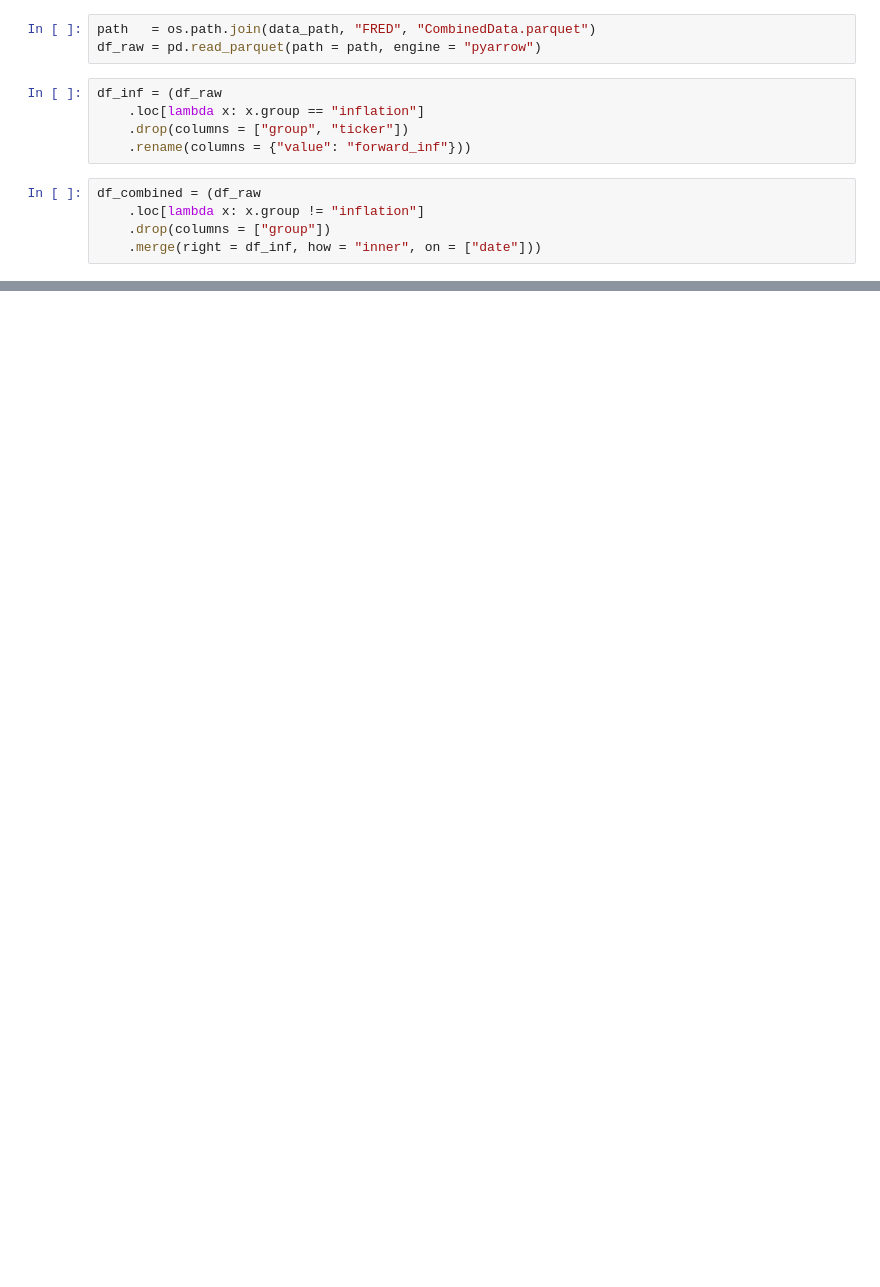
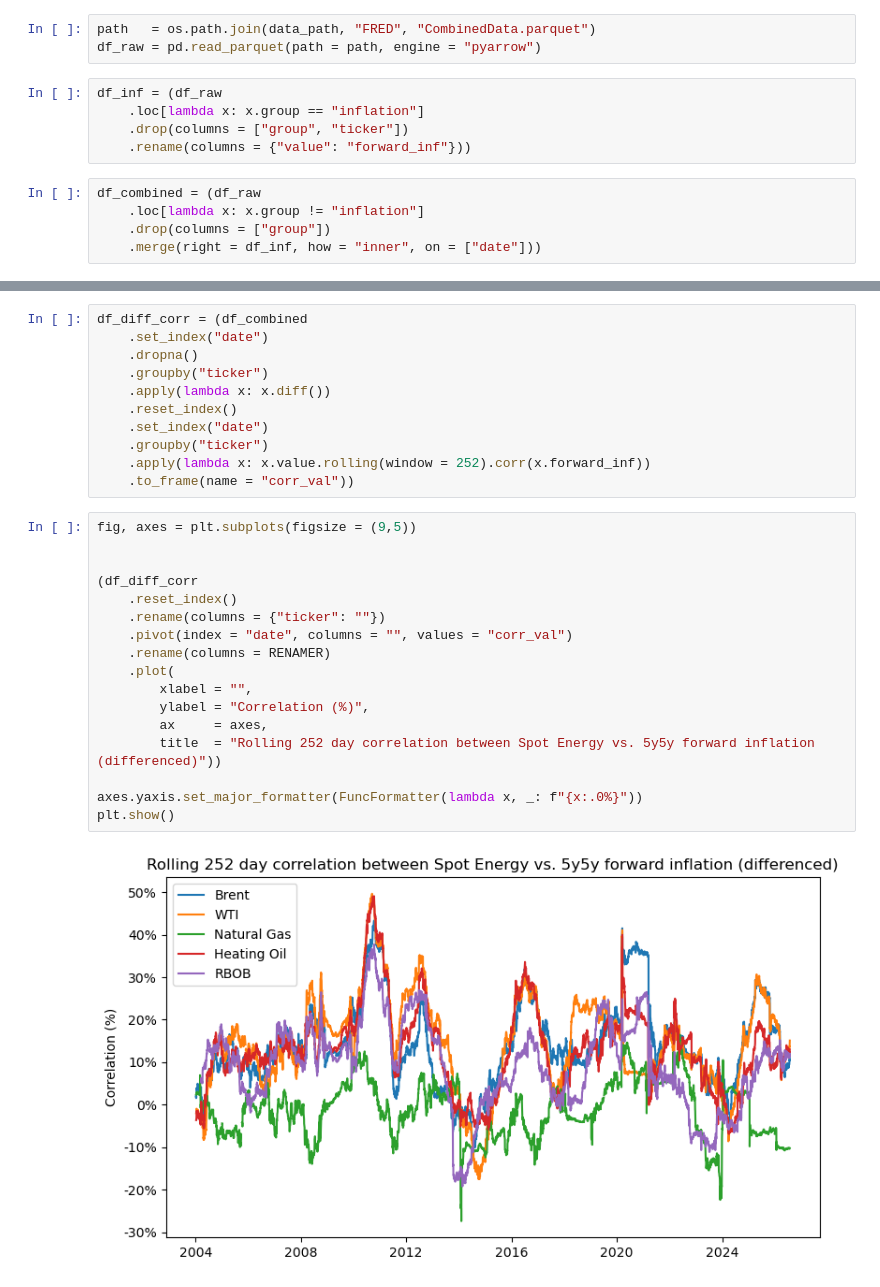
Before and after one commit to diegodalvarez/CommodityForwardInflation, a Jupyter notebook: notebook/0Background.ipynb, the cells around one changed output, grey strips where cells are left out. Drawn from its saved outputs; the diff is of its cells as text; blank space fills up the shorter version.

```diff
--- a/notebook/0Background.ipynb
+++ b/notebook/0Background.ipynb
@@ -137,0 +242,30 @@ plt.tight_layout()
+# %%
+df_diff_corr = (df_combined
+    .set_index("date")
+    .dropna()
+    .groupby("ticker")
+    .apply(lambda x: x.diff())
+    .reset_index()
+    .set_index("date")
+    .groupby("ticker")
+    .apply(lambda x: x.value.rolling(window = 252).corr(x.forward_inf))
+    .to_frame(name = "corr_val"))
+# %%
+fig, axes = plt.subplots(figsize = (9,5))
+
+
+(df_diff_corr
+    .reset_index()
+    .rename(columns = {"ticker": ""})
+    .pivot(index = "date", columns = "", values = "corr_val")
+    .rename(columns = RENAMER)
+    .plot(
+        xlabel = "",
+        ylabel = "Correlation (%)",
+        ax     = axes,
+        title  = "Rolling 252 day correlation between Spot Energy vs. 5y5y forward inflation (differenced)"))
+
+axes.yaxis.set_major_formatter(FuncFormatter(lambda x, _: f"{x:.0%}"))
+plt.show()
+# %% [output]
+[figure, added]
```
Also changed, not shown: parts of 31 cells of this notebook, 5 other files.
